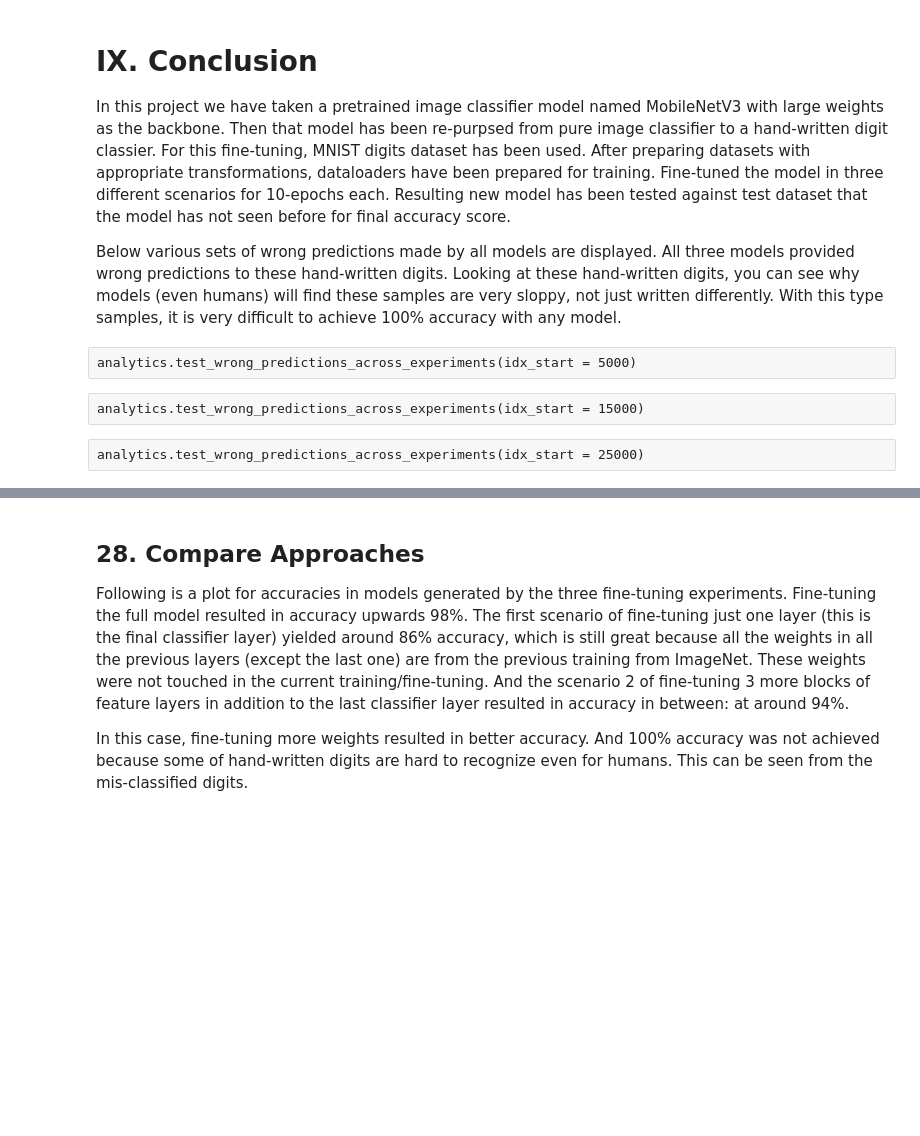
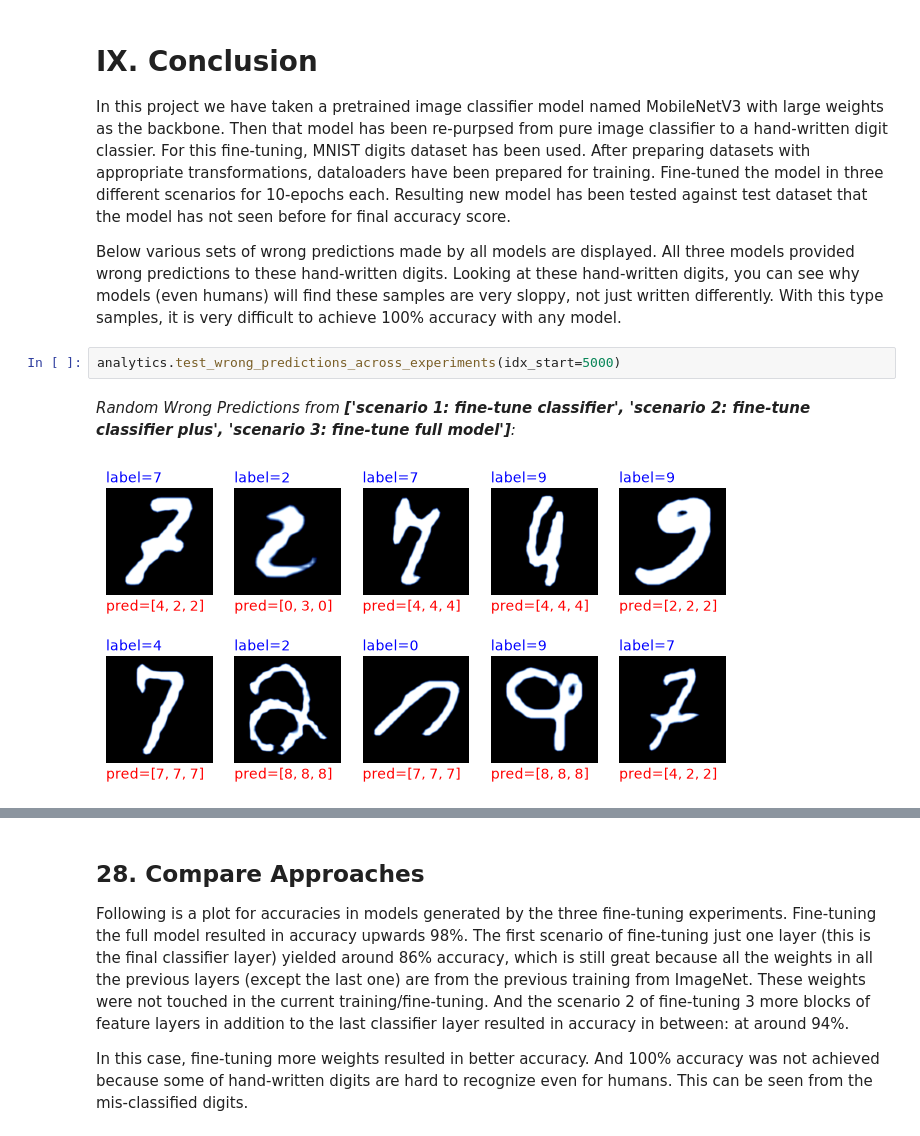
Before and after one commit to infinitezest/infinitezest-deep-learning-with-pytorch, a Jupyter notebook: fine-tuning.ipynb, the cells around one changed output, grey strips where cells are left out. Saved outputs shown, nothing was run; the diff lists cells and outputs as text; blank space fills up the shorter version.

```diff
--- a/fine-tuning.ipynb
+++ b/fine-tuning.ipynb
@@ -1733,9 +1761,8 @@ analytics.loss_accuracy_plot(experiment=experiment_full)
 In this project we have taken a pretrained image classifier model named MobileNetV3 with large weights as the backbone. Then that model has been re-purpsed from pure image classifier to a hand-written digit classier. For this fine-tuning, MNIST digits dataset has been used. After preparing datasets with appropriate transformations, dataloaders have been prepared for training. Fine-tuned the model in three different scenarios for 10-epochs each. Resulting new model has been tested against test dataset that the model has not seen before for final accuracy score.
 
 Below various sets of wrong predictions made by all models are displayed. All three models provided wrong predictions to these hand-written digits. Looking at these hand-written digits, you can see why models (even humans) will find these samples are very sloppy, not just written differently. With this type samples, it is very difficult to achieve 100% accuracy with any model.
-# %% [raw]
-analytics.test_wrong_predictions_across_experiments(idx_start = 5000)
-# %% [raw]
-analytics.test_wrong_predictions_across_experiments(idx_start = 15000)
-# %% [raw]
-analytics.test_wrong_predictions_across_experiments(idx_start = 25000)
+# %%
+analytics.test_wrong_predictions_across_experiments(idx_start=5000)
+# %% [output]
+*Random Wrong Predictions from **['scenario 1: fine-tune classifier', 'scenario 2: fine-tune classifier plus', 'scenario 3: fine-tune full model']**:*
+[figure, added]
```
Also changed, not shown: parts of 20 cells of this notebook, 1 other file.
